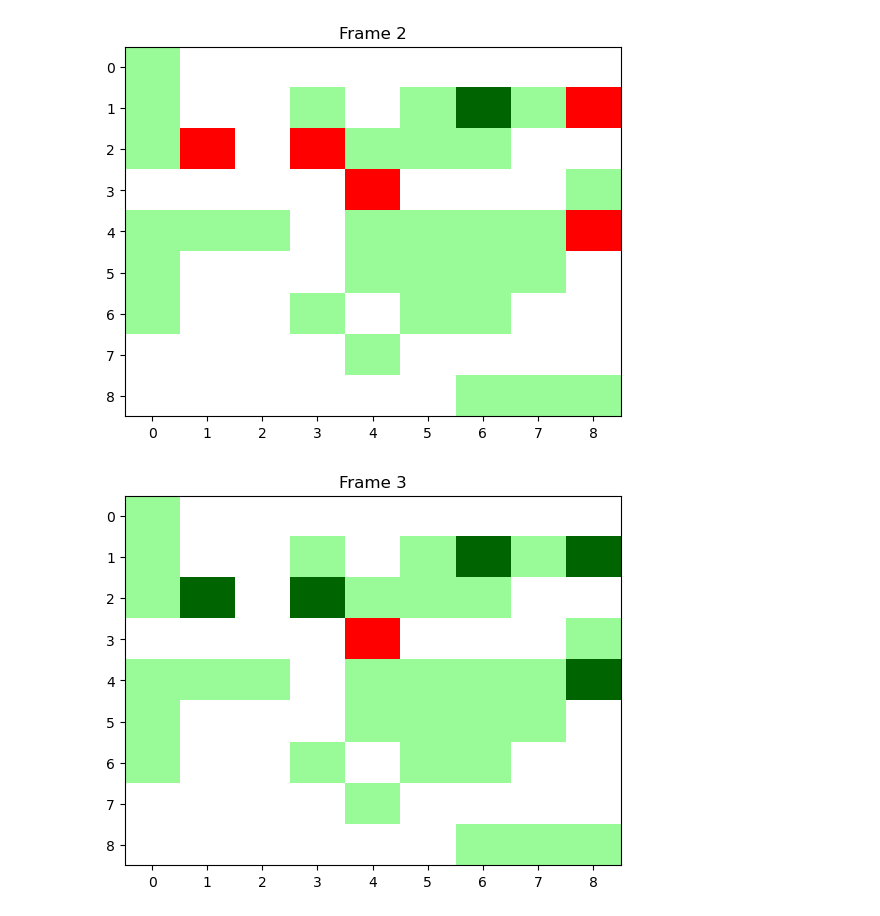
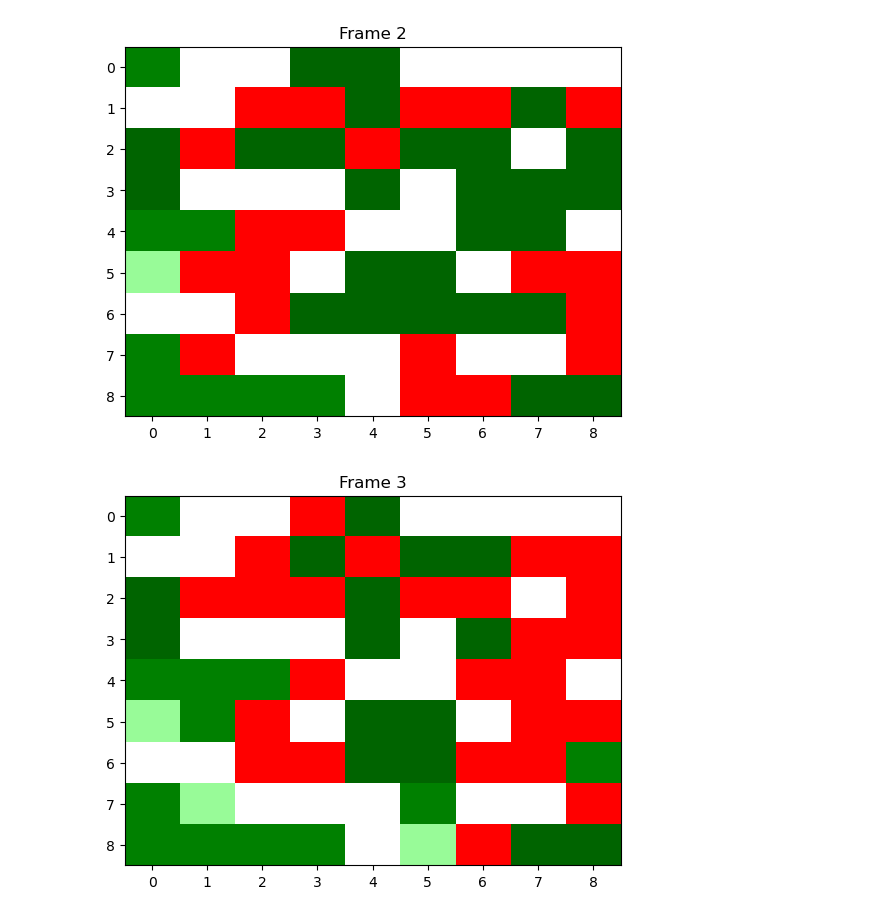
Before and after one commit to brandonrobello/Chem274B_Final_Project, a Jupyter notebook: Utils/Plots/COVID_vis.ipynb, the cells around one changed output. Saved outputs shown, nothing was run; the diff lists cells and outputs as text; code cells hidden in the pictures.

Commit message:
vis for CA tests

```diff
--- a/Utils/Plots/COVID_vis.ipynb
+++ b/Utils/Plots/COVID_vis.ipynb
@@ -1,40 +0,0 @@
-# %%
-import matplotlib.pyplot as plt
-from matplotlib.colors import ListedColormap
-from matplotlib.animation import FuncAnimation
-import numpy as np
-
-# Read the txt file and extract the dimensions and frames
-with open('/home/radhikasahai/chem_274B/Chem274B_Final_Project/Bin/Test_COVID_CAframe_output.txt', 'r') as file:
-    lines = file.readlines()
-    dim_line = lines[0].split('\t')
-    dim1, dim2 = int(dim_line[0]), int(dim_line[1])
-
-    frames = []
-    for line in lines[1:]:
-        frame = [int(cell) for cell in line.split('\t')[:-1]]  # Exclude the last empty element
-        frames.append(frame)
-
-# Reshape each frame into a 2D matrix
-frames_matrix = np.array(frames).reshape(len(frames), dim1, dim2)
-
-# Define a custom colormap
-cmap_custom = ListedColormap(['white', 'red', 'yellow', 'green', 'blue'])
-
-# Set up the figure and axis
-fig, ax = plt.subplots()
-img = ax.imshow(frames_matrix[0], cmap=cmap_custom, interpolation='nearest')
-
-# Update function for animation
-def update(frame):
-    img.set_array(frames_matrix[frame])
-    ax.set_title(f'Frame {frame + 1}')
-    return img,
-
-# Create animation
-animation = FuncAnimation(fig, update, frames=len(frames_matrix), interval=200, repeat=True, repeat_delay=1000)
-
-# Save the animation to a GIF file (adjust the filename as needed)
-animation.save('/home/radhikasahai/chem_274B/Chem274B_Final_Project/Utils/Plots/COVID_CA.gif', writer='pillow', fps=5)
-
-plt.show()
@@ -87,11 +46,11 @@ cmap = ListedColormap(colors)
 with open('/home/radhikasahai/chem_274B/Chem274B_Final_Project/Bin/Test_COVID_CAframe_output.txt', 'r') as f:
     lines = f.readlines()
 
-# Process the data
+# Process the data and reverse the order of frames
 frames = []
 for line in lines[1:]:  # Skip the header
     frame = list(map(int, line.split()))
-    frames.append(frame)
+    frames.insert(0, frame)  # Insert frames at the beginning of the list
 
 # Create a grid visual for each frame
 for i, frame in enumerate(frames):
@@ -105,2 +64,2 @@ for i, frame in enumerate(frames):
-[figure, old version]
+[figure, new version]
-[figure, old version]
+[figure, new version]
```
Also changed, not shown: parts of 4 cells of this notebook, 15 other files.
